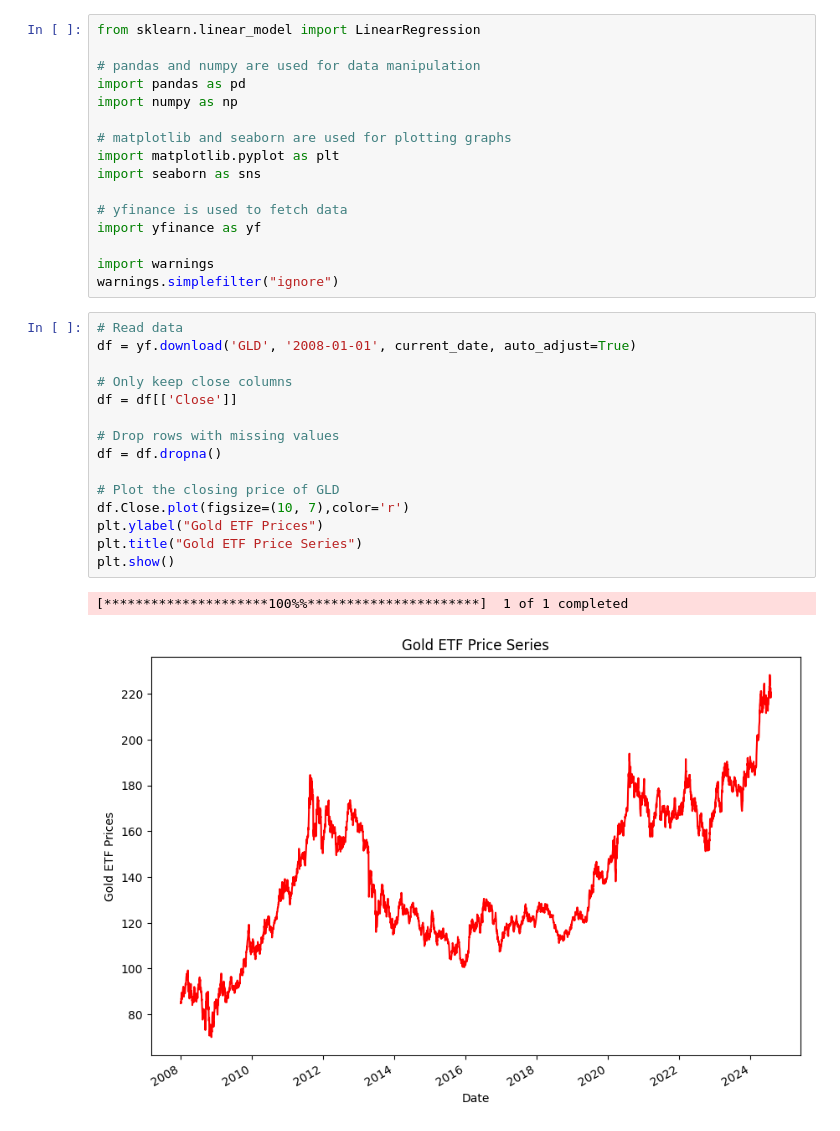
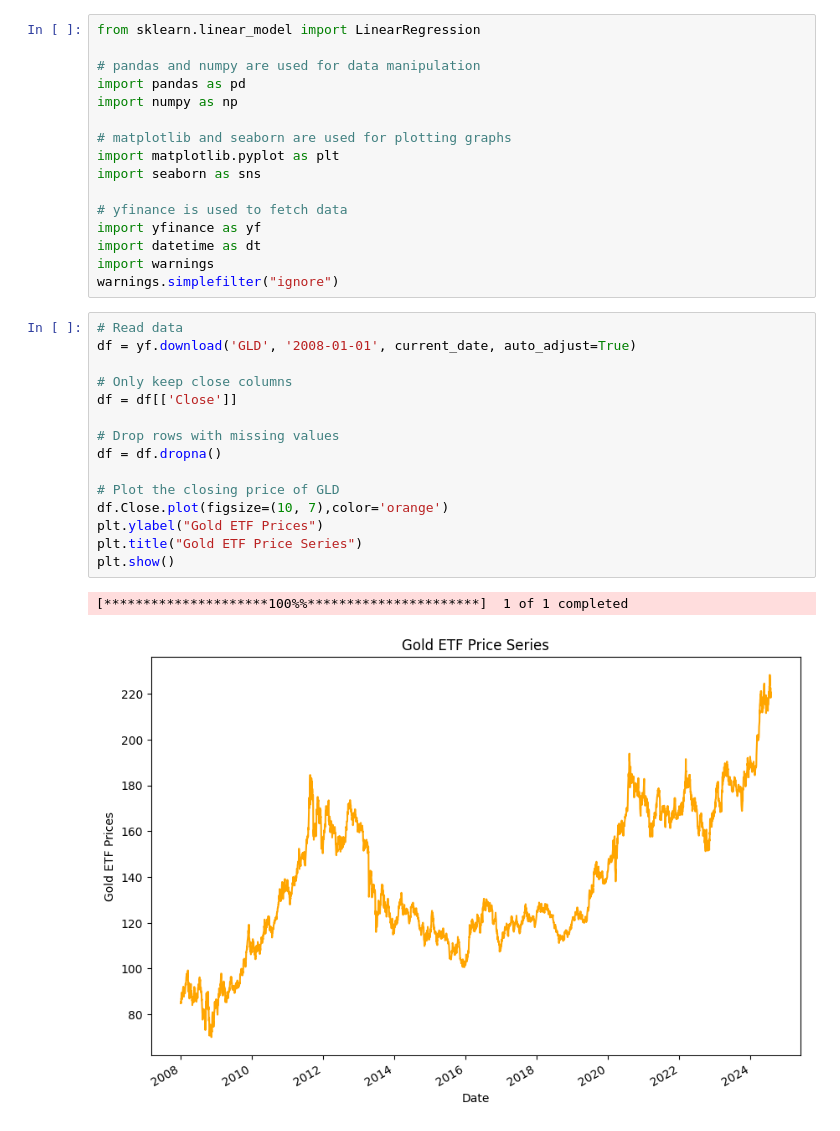
Before and after one commit to Rshukla17/Quant-Projects, a Jupyter notebook: Gold ETF price prediction.ipynb, the cells around one changed output. Cells and saved outputs as stored; diff of their text form.

```diff
--- a/Gold ETF price prediction.ipynb
+++ b/Gold ETF price prediction.ipynb
@@ -11,26 +11,26 @@ import seaborn as sns
 
 # yfinance is used to fetch data
 import yfinance as yf
-
+import datetime as dt
 import warnings
 warnings.simplefilter("ignore")
 # %%
 # Read data
 df = yf.download('GLD', '2008-01-01', current_date, auto_adjust=True)
 
 # Only keep close columns
 df = df[['Close']]
 
 # Drop rows with missing values
 df = df.dropna()
 
 # Plot the closing price of GLD
-df.Close.plot(figsize=(10, 7),color='r')
+df.Close.plot(figsize=(10, 7),color='orange')
 plt.ylabel("Gold ETF Prices")
 plt.title("Gold ETF Price Series")
 plt.show()
 # %% [output]
 [*********************100%%**********************]  1 of 1 completed
-[figure, old version]
+[figure, new version]
 # %%
 # Define explanatory variables
```
Also changed, not shown: parts of 10 cells of this notebook, 4 other files.
